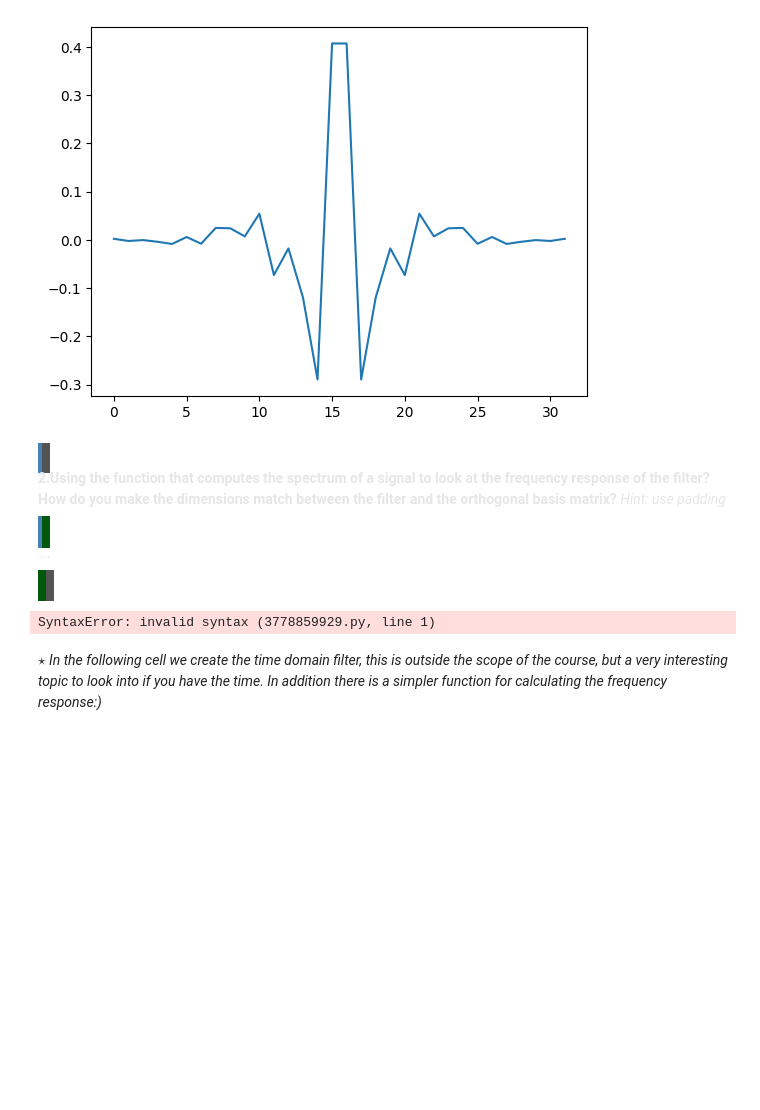
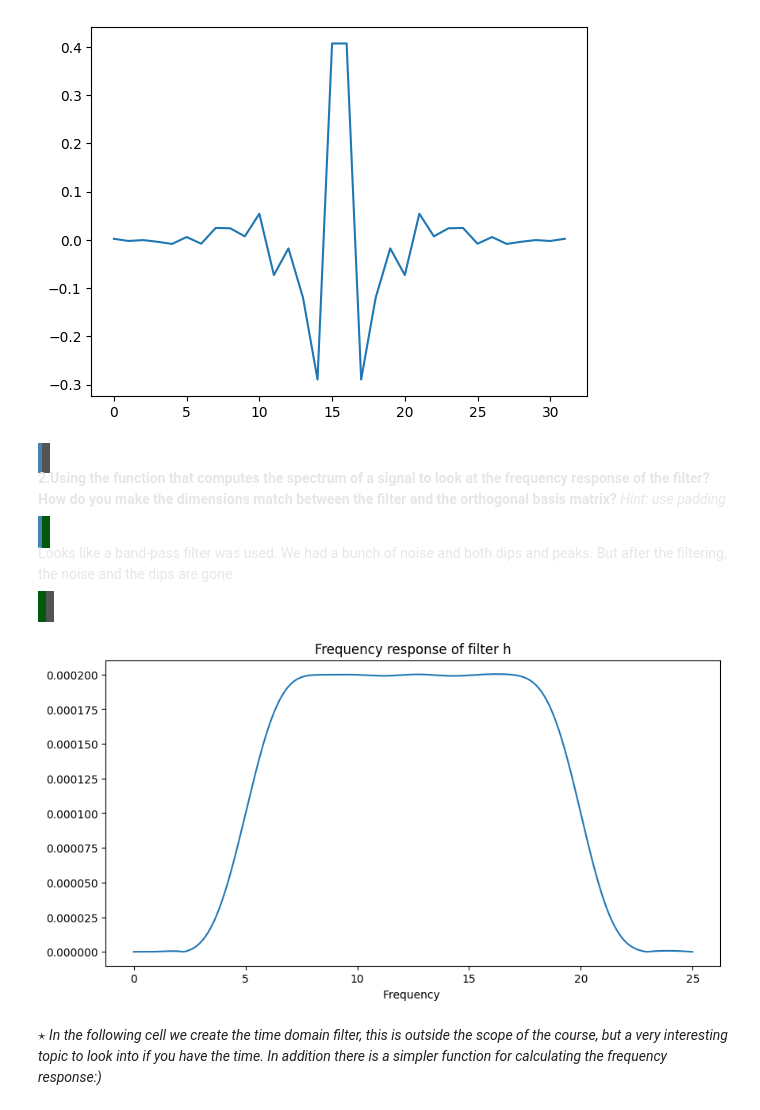
Before and after one commit to MagicBOTAlex/Signals-and-Data-Autumn-2025-student-nix-flake, a Jupyter notebook: assignment_2/assignment_2.ipynb, the cells around one changed output. Saved outputs shown, nothing was run; the diff lists cells and outputs as text; code cells hidden in the pictures; blank space fills up the shorter version.

```diff
--- a/assignment_2/assignment_2.ipynb
+++ b/assignment_2/assignment_2.ipynb
@@ -310,22 +311,21 @@ plt.show()
 
 <span style="background-color: #00590D; padding:8px; display:block; border-left:4px solid #4682b4">
 
-$\dots$
+Looks like a band-pass filter was used. We had a bunch of noise and both dips and peaks. But after the filtering, the noise and the dips are gone
 
 </span>
 
 </span>
 # %%
-htilde = ?
-htilde[?] = ?
-
-plt.figure(figsize=(10, 5))
-plt.plot(freqs, compute_spectrum(?))
+htilde = np.zeros(N_odd)
+htilde[:len(h)] = h # zero-pad
+plt.figure(figsize=(10,5))
+plt.plot(freqs, compute_spectrum(htilde, V))
 plt.xlabel('Frequency ')
 plt.title('Frequency response of filter h')
 plt.show()
 # %% [output]
-SyntaxError: invalid syntax (3778859929.py, line 1)
+[figure, added]
 # %% [markdown]
 *$\star$ In the following cell we create the time domain filter, this is outside the scope of the course, but a very interesting topic to look into if you have the time. In addition there is a simpler function for calculating the frequency response:)*
 # %%
```
Also changed, not shown: parts of 13 cells of this notebook, 23 other files.
